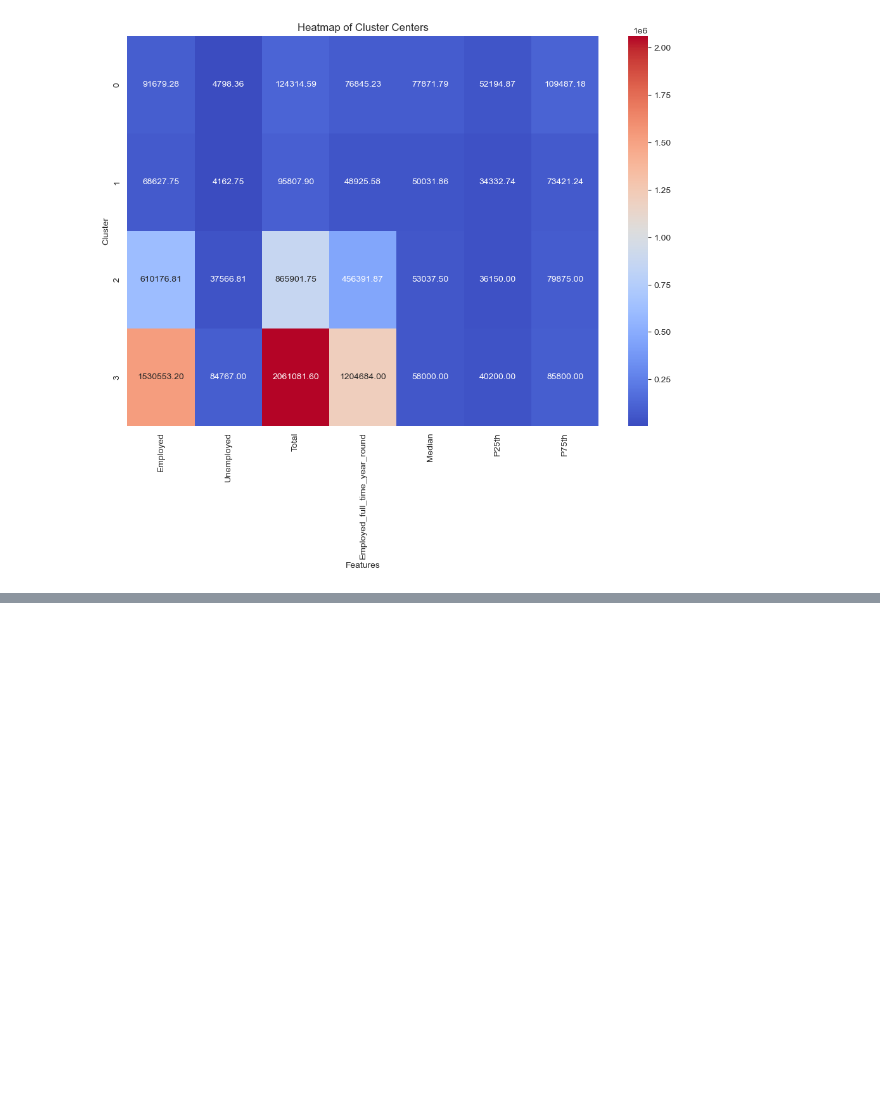
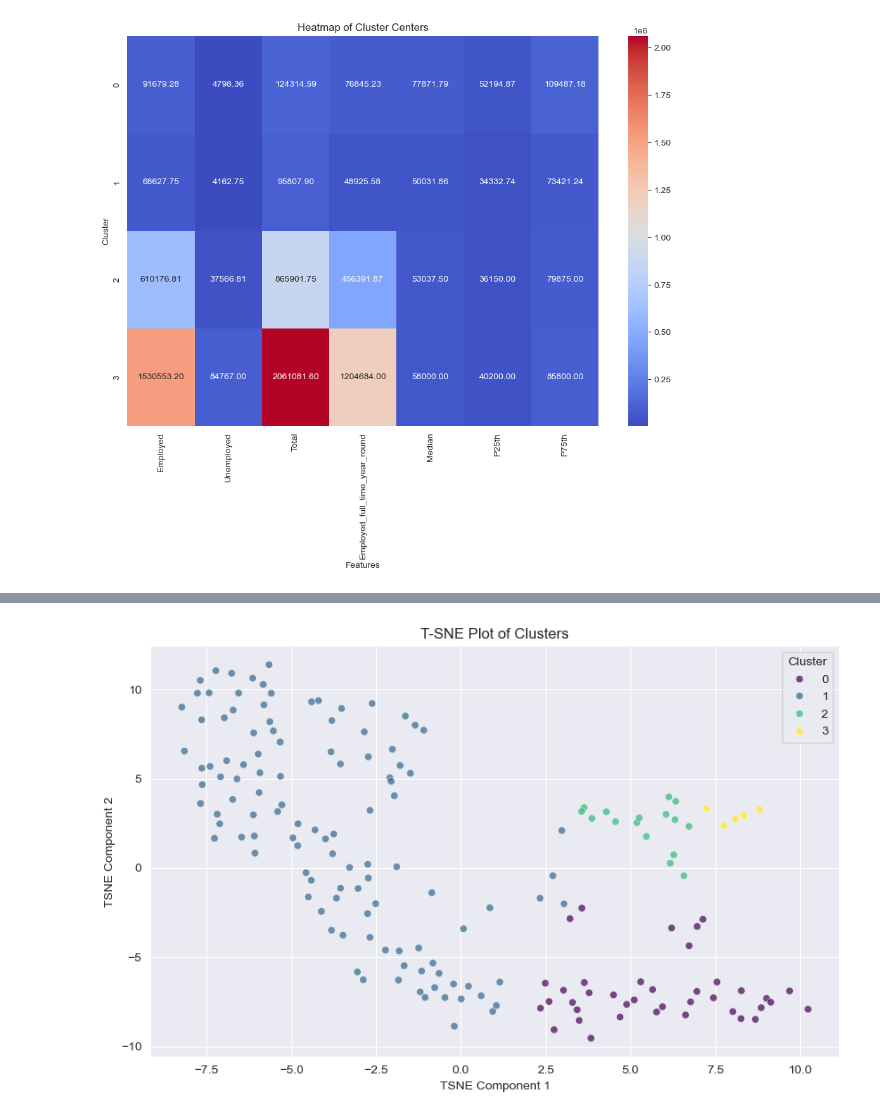
Before and after one commit to ToyaOkey/Project4, a Jupyter notebook: notebook.ipynb, the cells around one changed output, grey strips where cells are left out. Drawn from its saved outputs; the diff is of its cells as text; code cells hidden in the pictures; blank space fills up the shorter version.

```diff
--- a/notebook.ipynb
+++ b/notebook.ipynb
@@ -213,0 +239,16 @@ plt.show()
+# %%
+from sklearn.manifold import TSNE
+
+tsne = TSNE(n_components=2, random_state=42)
+tsne_result = tsne.fit_transform(df_scaled)
+tsne_df = pd.DataFrame(data=tsne_result, columns=['TSNE1', 'TSNE2'])
+
+plt.figure(figsize=(10, 6))
+sns.scatterplot(x=tsne_df['TSNE1'], y=tsne_df['TSNE2'], hue=df_cluster['KMeans_Cluster'], palette='viridis', alpha=0.7)
+plt.title("T-SNE Plot of Clusters")
+plt.xlabel("TSNE Component 1")
+plt.ylabel("TSNE Component 2")
+plt.legend(title='Cluster')
+plt.grid(True)
+# %% [output]
+[figure, added]
```
Also changed, not shown: parts of 3 cells of this notebook.
